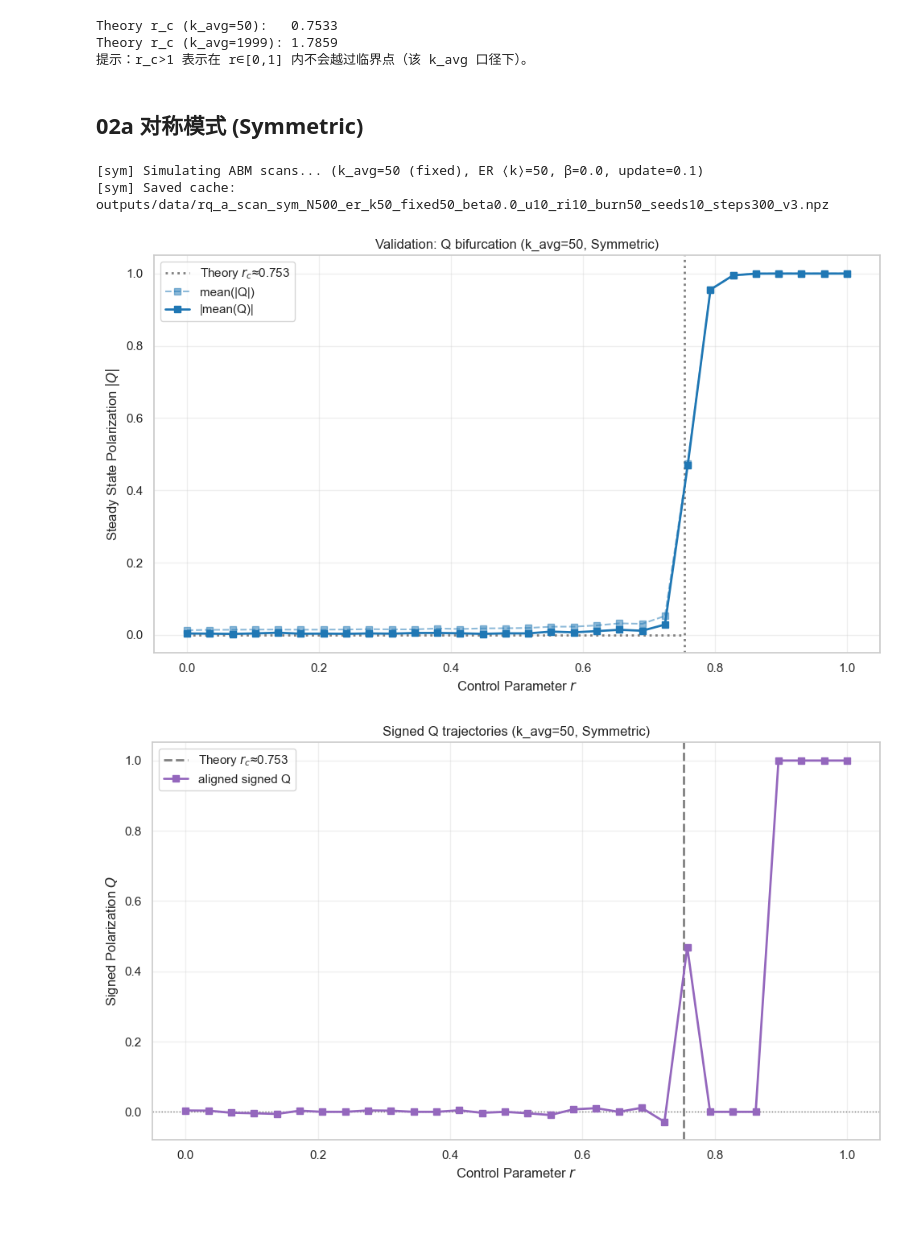
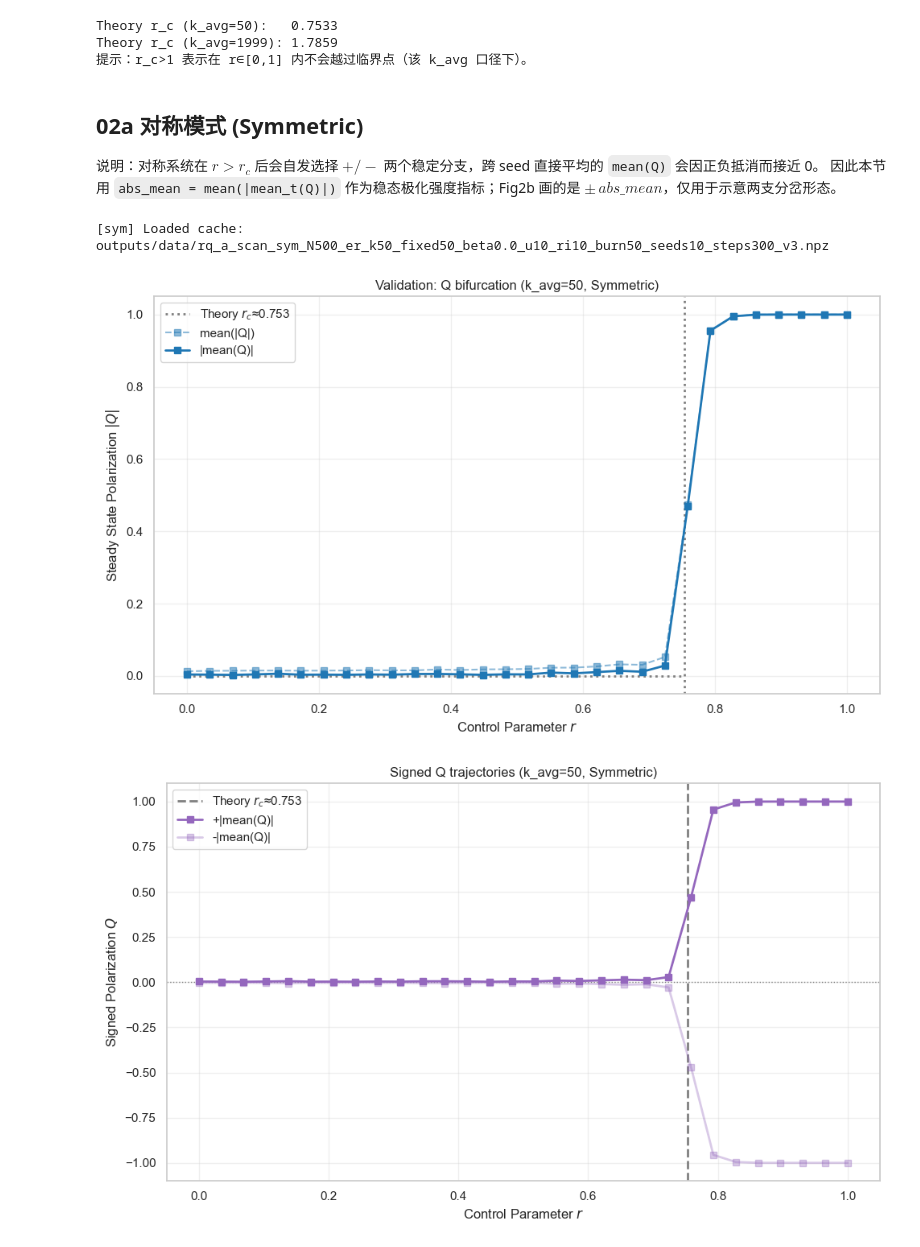
Before and after one commit to wujlin/Mixed_dynamics, a Jupyter notebook: notebooks/02_Network_Topology.ipynb, the cells around one changed output. Drawn from its saved outputs; the diff is of its cells as text; code cells hidden in the pictures; blank space fills up the shorter version.

```diff
--- a/notebooks/02_Network_Topology.ipynb
+++ b/notebooks/02_Network_Topology.ipynb
@@ -67,6 +67,9 @@ Theory r_c (k_avg=1999): 1.7859
 # %% [markdown]
 
 ## 02a 对称模式 (Symmetric)
+
+说明：对称系统在 $r>r_c$ 后会自发选择 $+/-$ 两个稳定分支，跨 seed 直接平均的 `mean(Q)` 会因正负抵消而接近 0。
+因此本节用 `abs_mean = mean(|mean_t(Q)|)` 作为稳态极化强度指标；Fig2b 画的是 $\pm\,abs\_mean$，仅用于示意两支分岔形态。
 # %%
 # 共用：ABM 扫描与绘图（对称 / 非对称）
 from mpl_toolkits.mplot3d import Axes3D  # noqa: F401
@@ -193,6 +196,7 @@ def plot_abm_results(
     theory_applicable: bool = True,
 ):
     rc_label = fr"Theory $r_c$≈{rc_ref:.3f}" if theory_applicable else fr"Reference $r_c$≈{rc_ref:.3f}"
+    q_branch = res["abs_mean"] if mode_tag == "sym" else res["signed_mean"]
 
     # Fig2a: |Q| 分岔图
     fig, ax = plt.subplots(figsize=(10, 6))
@@ -210,11 +214,15 @@ def plot_abm_results(
     fig.savefig(fig_dir / f"fig2a_r_q_{mode_tag}.png", dpi=200)
     plt.show()
 
-    # Fig2b: Signed Q（对称破缺后选一支展示）
+    # Fig2b: Signed Q（对称模式展示 ± 分支；非对称模式展示带符号的稳态极化）
     fig, ax = plt.subplots(figsize=(10, 6))
     ax.axhline(0, color="gray", linestyle=":", linewidth=1)
     ax.axvline(rc_ref, color="gray", linestyle="--", linewidth=2, label=rc_label)
-    ax.plot(r_vals, res["signed_mean"], "s-", color="tab:purple", linewidth=2, label="aligned signed Q")
+    if mode_tag == "sym":
+        ax.plot(r_vals, res["abs_mean"], "s-", color="tab:purple", linewidth=2, label="+|mean(Q)|")
+        ax.plot(r_vals, -res["abs_mean"], "s-", color="tab:purple", linewidth=2, alpha=0.35, label="-|mean(Q)|")
+    else:
+        ax.plot(r_vals, q_branch, "s-", color="tab:purple", linewidth=2, label="signed |mean(Q)|")
     ax.set_xlabel("Control Parameter $r$")
     ax.set_ylabel("Signed Polarization $Q$")
     ax.set_title(f"Signed Q trajectories (k_avg={SAMPLE_N}, {title_tag})")
@@ -261,14 +269,14 @@ def plot_abm_results(
     for i in range(len(r_vals) - 1):
         ax.plot(
             r_vals[i : i + 2],
-            res["signed_mean"][i : i + 2],
+            q_branch[i : i + 2],
             res["a_mean"][i : i + 2],
             color=colors[i],
             linewidth=2,
         )
     ax.scatter(
         r_vals,
-        res["signed_mean"],
+        q_branch,
         res["a_mean"],
         c=r_vals,
         cmap=cmap,
@@ -279,40 +287,39 @@ def plot_abm_results(
     rc_idx = np.argmin(np.abs(r_vals - float(rc_ref)))
     ax.scatter(
         [r_vals[rc_idx]],
-        [res["signed_mean"][rc_idx]],
+        [q_branch[rc_idx]],
         [res["a_mean"][rc_idx]],
         color=star_color,
         s=150,
         marker="*",
         label=fr"$r_c$≈{rc_ref:.3f}",
         zorder=10,
     )
     ax.set_xlabel("$r$")
     ax.set_ylabel("Signed $Q$")
     ax.set_zlabel("Activity $A$")
     ax.set_title(f"3D Phase Space: r - Q - A (k_avg={SAMPLE_N}, {title_tag})")
     ax.legend()
     fig.tight_layout()
     fig.savefig(fig_dir / f"fig2e_3d_r_q_a_{mode_tag}.png", dpi=200)
     plt.show()
 
 
 # 运行对称模式
 r_sym, res_sym = run_abm_scan(symmetric_mode=True, mode_tag="sym")
 plot_abm_results(
     r_sym,
     res_sym,
     mode_tag="sym",
     title_tag="Symmetric",
     color_main="tab:blue",
     cmap="viridis",
     star_color="red",
     theory_applicable=True,
 )
 # %% [output]
-[sym] Simulating ABM scans... (k_avg=50 (fixed), ER ⟨k⟩=50, β=0.0, update=0.1)
-[sym] Saved cache: outputs/data/rq_a_scan_sym_N500_er_k50_fixed50_beta0.0_u10_ri10_burn50_seeds10_steps300_v3.npz
+[sym] Loaded cache: outputs/data/rq_a_scan_sym_N500_er_k50_fixed50_beta0.0_u10_ri10_burn50_seeds10_steps300_v3.npz
 [figure]
-[figure, old version]
+[figure, new version]
 [figure]
 [figure]
```
Also changed, not shown: parts of 5 cells of this notebook, 18 other files.
